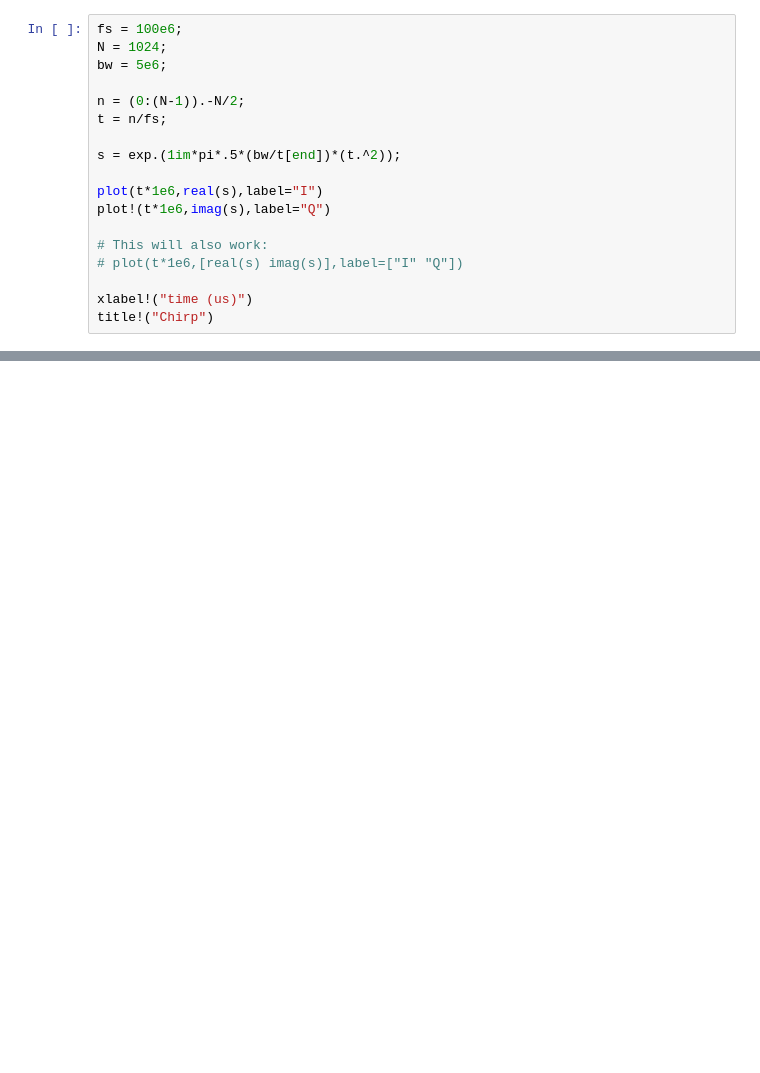
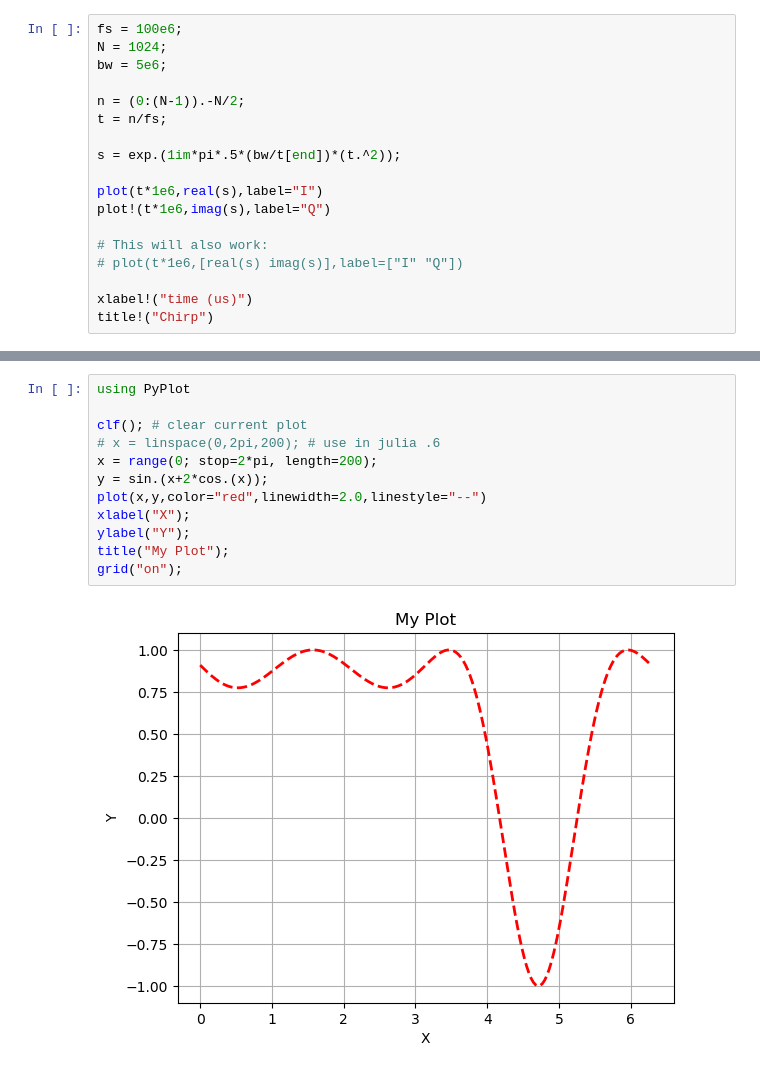
Before and after one commit to samprager/jupyterIntroduction, a Jupyter notebook: juliaexample.ipynb, the cells around one changed output, grey strips where cells are left out. Drawn from its saved outputs; the diff is of its cells as text; blank space fills up the shorter version.

Commit message:
add julia pyplot example

```diff
--- a/juliaexample.ipynb
+++ b/juliaexample.ipynb
@@ -63,0 +81,14 @@ title!("Chirp")
+# %%
+using PyPlot
+
+clf(); # clear current plot
+# x = linspace(0,2pi,200); # use in julia .6
+x = range(0; stop=2*pi, length=200);
+y = sin.(x+2*cos.(x));
+plot(x,y,color="red",linewidth=2.0,linestyle="--")
+xlabel("X");
+ylabel("Y");
+title("My Plot");
+grid("on");
+# %% [output]
+[figure, added]
```
Also changed, not shown: parts of 3 cells of this notebook.
